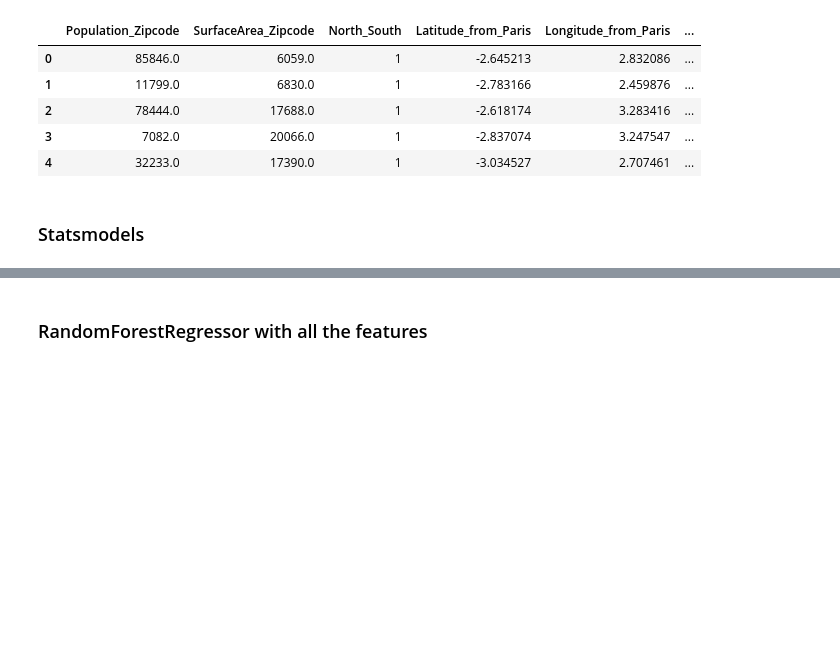
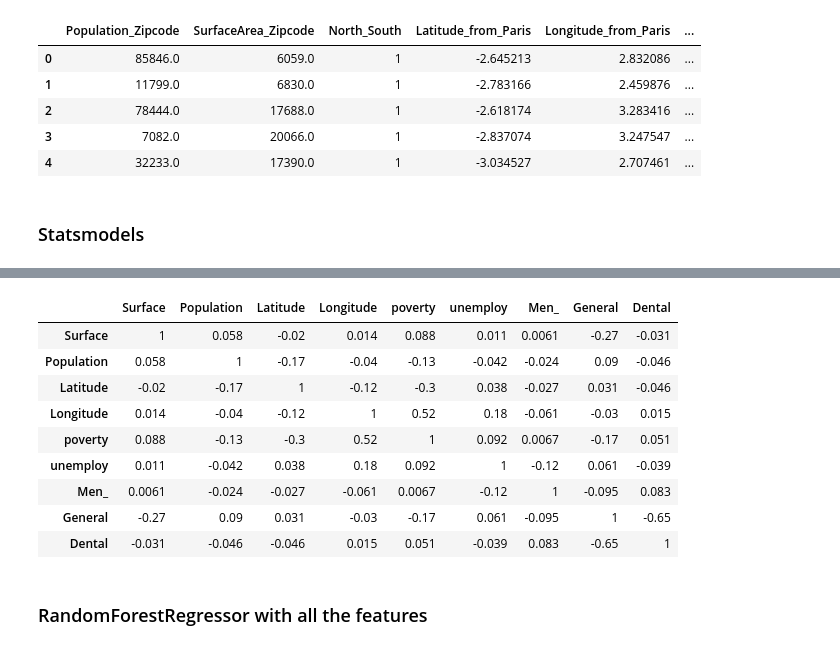
Before and after one commit to DianeDrl/Capstone-Project-1, a Jupyter notebook: Capstone Project 1.ipynb, the cells around one changed output, grey strips where cells are left out. Saved outputs shown, nothing was run; the diff lists cells and outputs as text; code cells hidden in the pictures; blank space fills up the shorter version.

```diff
--- a/Capstone Project 1.ipynb
+++ b/Capstone Project 1.ipynb
@@ -903,3 +946,19 @@ strong multicollinearity or other numerical problems.
+# %%
+data=df.drop(['Doctor_Number','Men_doctor_rate','Specialist_doctor_rate'],axis=1)
+data.columns=['Surface','Population','North_South','Latitude','Longitude','poverty','unemploy','Men_','General','Dental']
+correlations = data.corr()
+correlations.style.background_gradient(cmap='coolwarm').set_precision(2)
+# %% [output]
+|  | Surface | Population | Latitude | Longitude | poverty | unemploy | Men_ | General | Dental |
+| Surface | 1 | 0.058 | -0.02 | 0.014 | 0.088 | 0.011 | 0.0061 | -0.27 | -0.031 |
+| Population | 0.058 | 1 | -0.17 | -0.04 | -0.13 | -0.042 | -0.024 | 0.09 | -0.046 |
+| Latitude | -0.02 | -0.17 | 1 | -0.12 | -0.3 | 0.038 | -0.027 | 0.031 | -0.046 |
+| Longitude | 0.014 | -0.04 | -0.12 | 1 | 0.52 | 0.18 | -0.061 | -0.03 | 0.015 |
+| poverty | 0.088 | -0.13 | -0.3 | 0.52 | 1 | 0.092 | 0.0067 | -0.17 | 0.051 |
+| unemploy | 0.011 | -0.042 | 0.038 | 0.18 | 0.092 | 1 | -0.12 | 0.061 | -0.039 |
+| Men_ | 0.0061 | -0.024 | -0.027 | -0.061 | 0.0067 | -0.12 | 1 | -0.095 | 0.083 |
+| General | -0.27 | 0.09 | 0.031 | -0.03 | -0.17 | 0.061 | -0.095 | 1 | -0.65 |
+| Dental | -0.031 | -0.046 | -0.046 | 0.015 | 0.051 | -0.039 | 0.083 | -0.65 | 1 |
 # %% [markdown]
 ### RandomForestRegressor with all the features
 # %%
```
Also changed, not shown: parts of 16 cells of this notebook, 1 other file.
